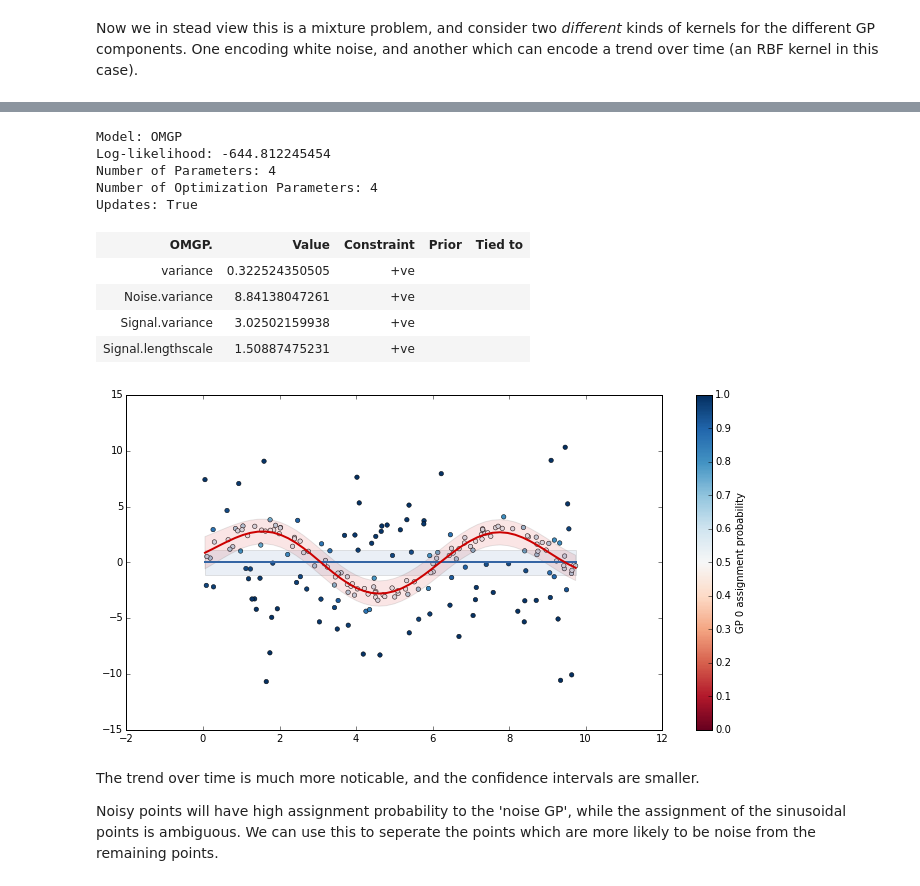
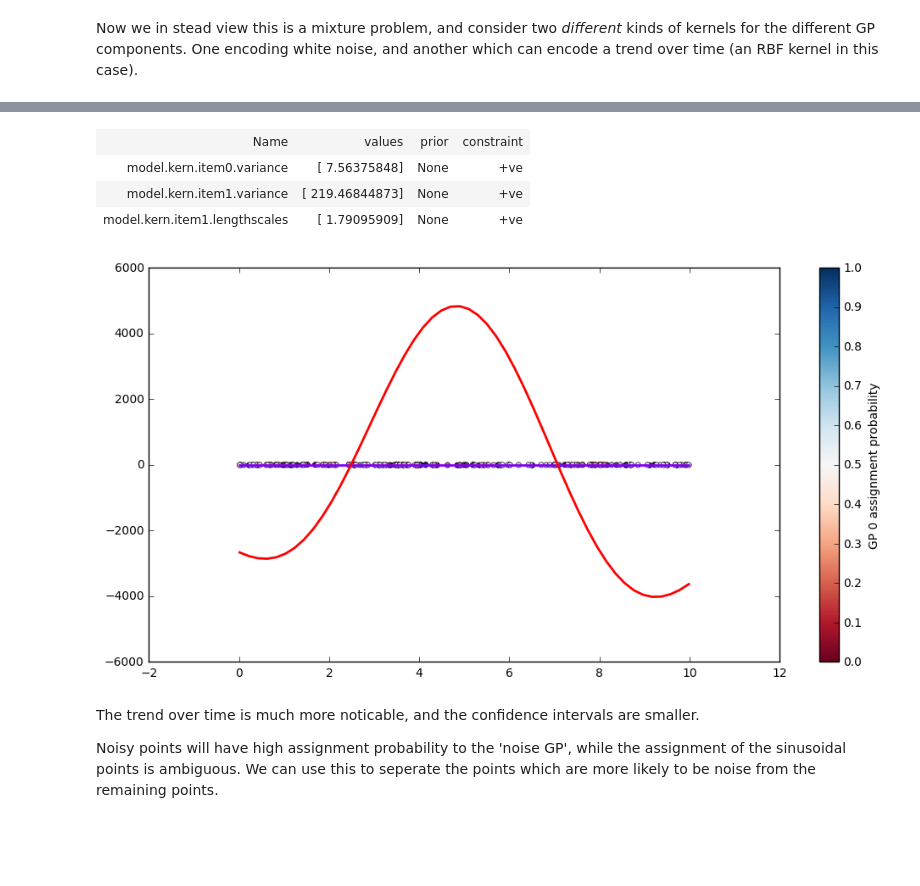
Before and after one commit to SheffieldML/GPclust, a Jupyter notebook: notebooks/OMGP_demo.ipynb, the cells around one changed output, grey strips where cells are left out. Cells and saved outputs as stored; diff of their text form; code cells hidden in the pictures; blank space fills up the shorter version.

```diff
--- a/notebooks/OMGP_demo.ipynb
+++ b/notebooks/OMGP_demo.ipynb
@@ -180,9 +167,7 @@ OMGPplot(m,x)
 # %% [markdown]
 Now we in stead view this is a mixture problem, and consider two _different_ kinds of kernels for the different GP components. One encoding white noise, and another which can encode a trend over time (an RBF kernel in this case).
 # %%
-kernels = [GPy.kern.White(1, name='Noise'), GPy.kern.RBF(1, name='Signal')]
-m = OMGP(x, y, K=2, prior_Z='DP', kernels=kernels)
-m.variance = 3
+kernels = [GPflow.kernels.White(1), GPflow.kernels.RBF(1, lengthscales=2.0)]
+m = OMGP(x, y, num_clusters=2, prior_Z='DP', kernels=kernels, variance=3.)
 m.hyperparam_interval = 250
-m.Signal.lengthscale = 2
 # %%
@@ -194,20 +179,14 @@ m.optimize(step_length=0.01, verbose=False)
 # %%
 m
 # %% [output]
-Model: OMGP
-Log-likelihood: -644.812245454
-Number of Parameters: 4
-Number of Optimization Parameters: 4
-Updates: True
-| OMGP. | Value | Constraint | Prior | Tied to |
-| variance | 0.322524350505 | +ve |  |  |
-| Noise.variance | 8.84138047261 | +ve |  |  |
-| Signal.variance | 3.02502159938 | +ve |  |  |
-| Signal.lengthscale | 1.50887475231 | +ve |  |  |
+| Name | values | prior | constraint |
+| model.kern.item0.variance | [ 7.56375848] | None | +ve |
+| model.kern.item1.variance | [ 219.46844873] | None | +ve |
+| model.kern.item1.lengthscales | [ 1.79095909] | None | +ve |
 # %%
-OMGPplot(m,x)
+OMGPplot(m,x,y)
 # %% [output]
-[figure, old version]
+[figure, new version]
 # %% [markdown]
 The trend over time is much more noticable, and the confidence intervals are smaller.
 
```
Also changed, not shown: parts of 19 cells of this notebook, 3 other files.
